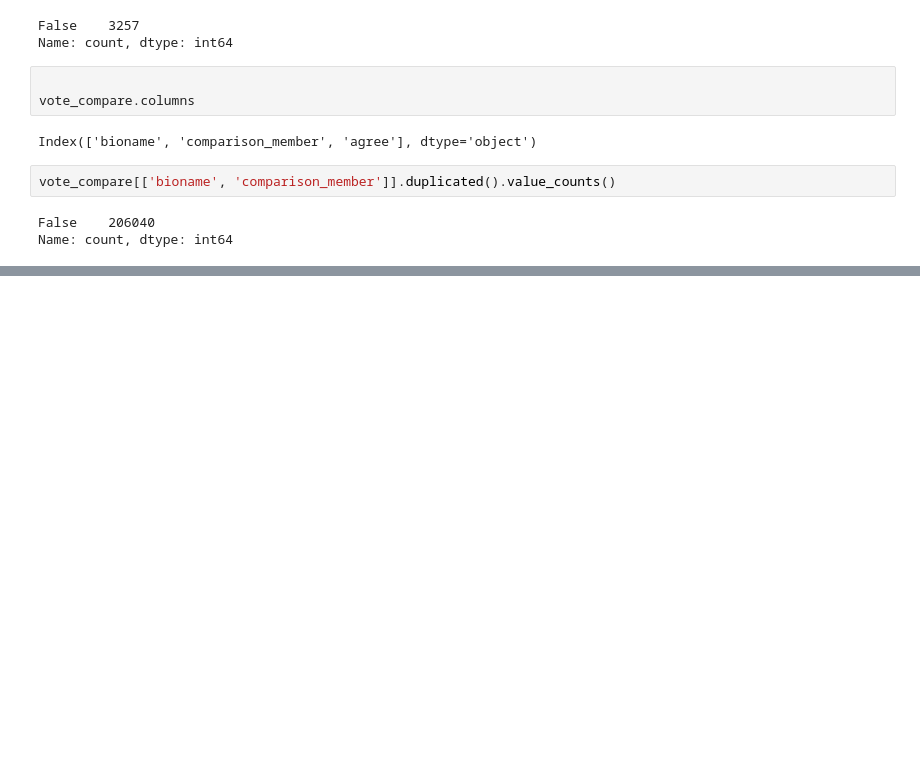
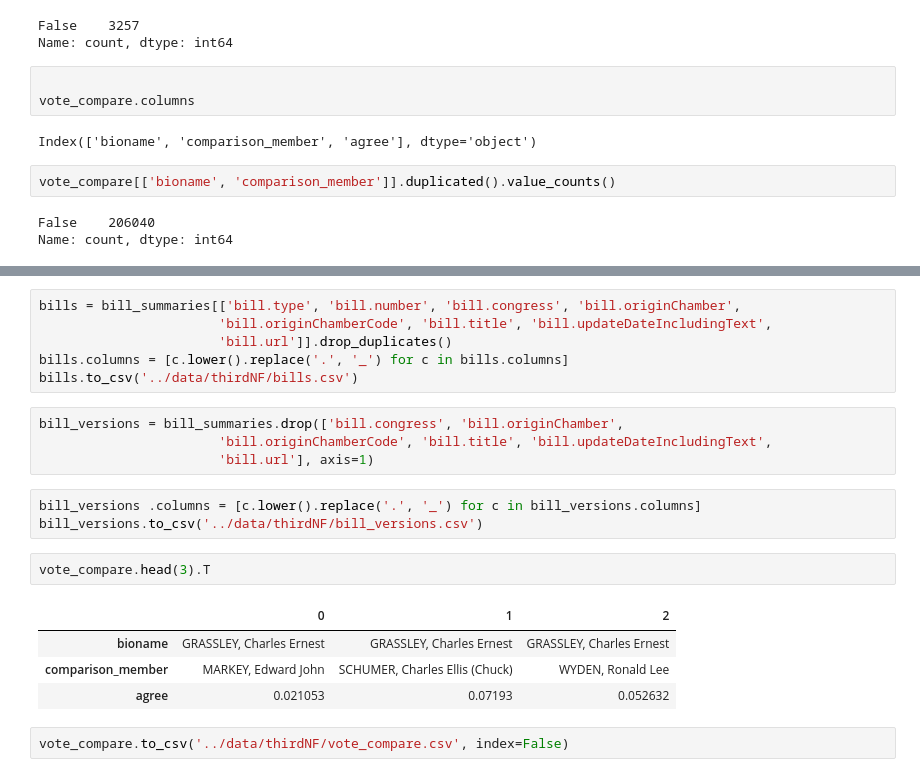
Before and after one commit to jkropko/contrans2025, a Jupyter notebook: notebooks/schema.ipynb, the cells around one changed output, grey strips where cells are left out. Saved outputs shown, nothing was run; the diff lists cells and outputs as text; blank space fills up the shorter version.

```diff
--- a/notebooks/schema.ipynb
+++ b/notebooks/schema.ipynb
@@ -94,0 +252,22 @@ Name: count, dtype: int64
+# %%
+bills = bill_summaries[['bill.type', 'bill.number', 'bill.congress', 'bill.originChamber',
+                       'bill.originChamberCode', 'bill.title', 'bill.updateDateIncludingText',
+                       'bill.url']].drop_duplicates()
+bills.columns = [c.lower().replace('.', '_') for c in bills.columns]
+bills.to_csv('../data/thirdNF/bills.csv')
+# %%
+bill_versions = bill_summaries.drop(['bill.congress', 'bill.originChamber',
+                       'bill.originChamberCode', 'bill.title', 'bill.updateDateIncludingText',
+                       'bill.url'], axis=1)
+# %%
+bill_versions .columns = [c.lower().replace('.', '_') for c in bill_versions.columns]
+bill_versions.to_csv('../data/thirdNF/bill_versions.csv')
+# %%
+vote_compare.head(3).T
+# %% [output]
+|  | 0 | 1 | 2 |
+| bioname | GRASSLEY, Charles Ernest | GRASSLEY, Charles Ernest | GRASSLEY, Charles Ernest |
+| comparison_member | MARKEY, Edward John | SCHUMER, Charles Ellis (Chuck) | WYDEN, Ronald Lee |
+| agree | 0.021053 | 0.07193 | 0.052632 |
+# %%
+vote_compare.to_csv('../data/thirdNF/vote_compare.csv', index=False)
```
Also changed, not shown: parts of 21 cells of this notebook, 2 other files.
